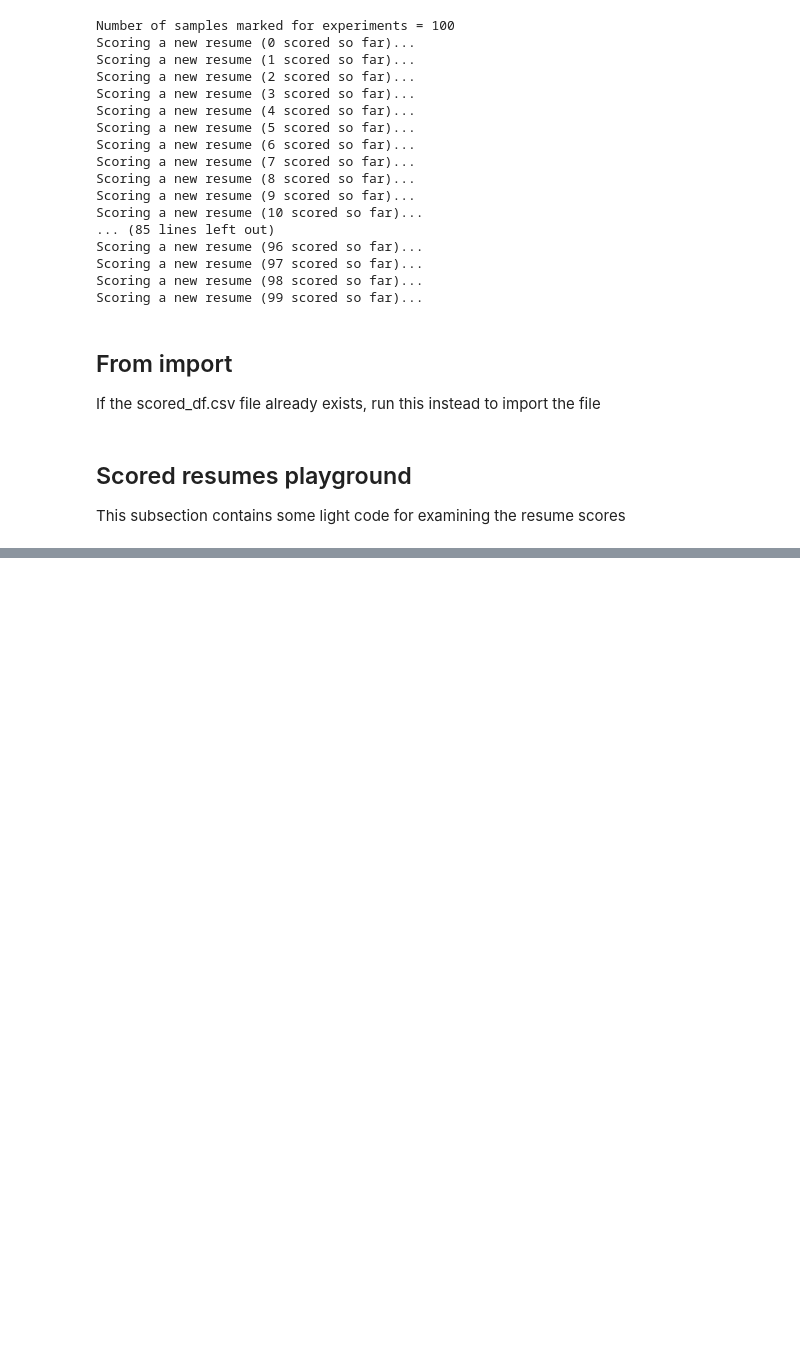
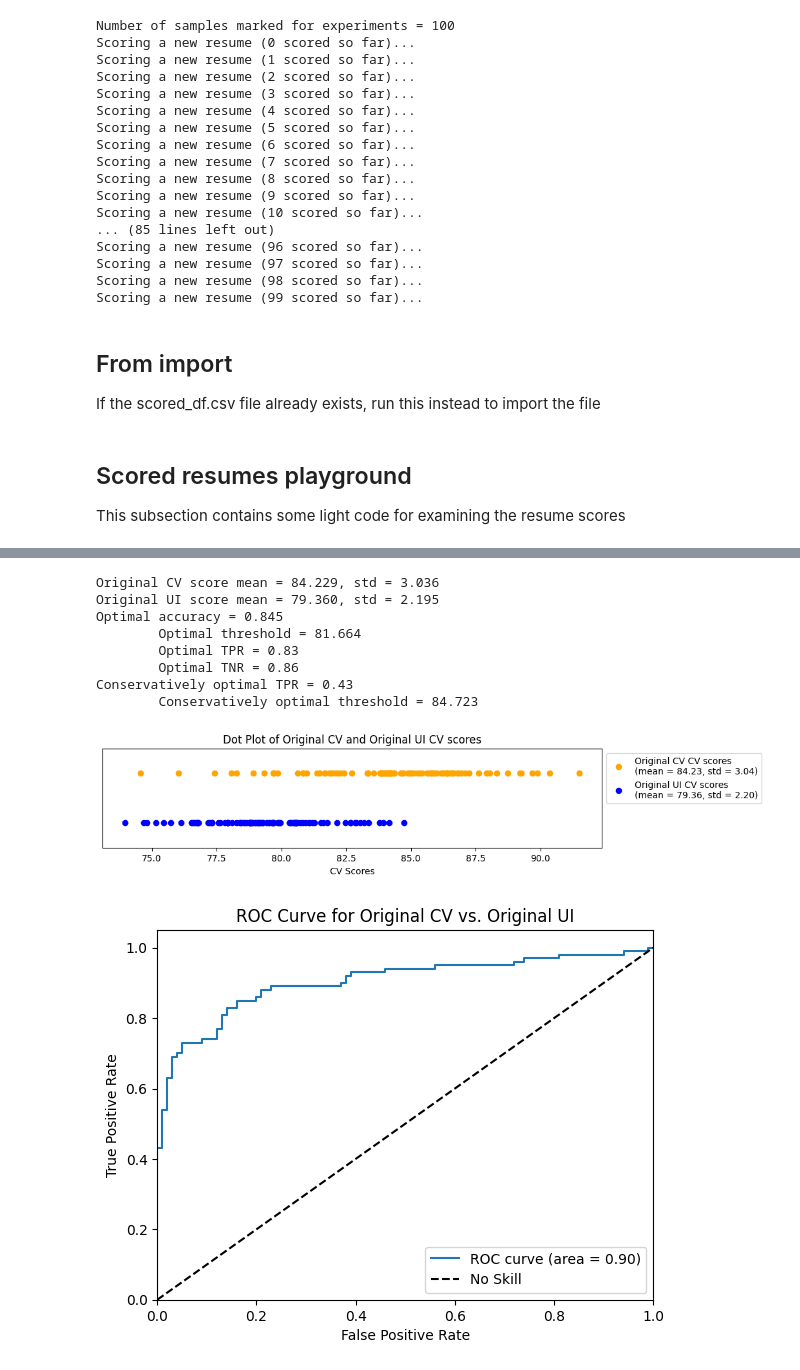
Before and after one commit to heyyjudes/llm-hiring-ecosystem, a Jupyter notebook: execution.ipynb, the cells around one changed output, grey strips where cells are left out. Drawn from its saved outputs; the diff is of its cells as text; code cells hidden in the pictures; blank space fills up the shorter version.

Commit message:
Cleaned score playground

```diff
--- a/execution.ipynb
+++ b/execution.ipynb
@@ -300,17 +305,17 @@ tailored_cv_scores.to_csv(TAILORED_CV_SCORES_OUTPUT_FILENAME)
 # %%
 # Import each type
 # Import the original positive CS scores from a file
-# ORIGINAL_POSITIVE_SCORES_INPUT_FILENAME = "data/100 original PM CV scores.csv"
-# ORIGINAL_NEGATIVE_SCORES_INPUT_FILENAME = "data/100 original UI CV scores.csv"
+ORIGINAL_POSITIVE_SCORES_INPUT_FILENAME = "data/100 original PM CV scores.csv"
+ORIGINAL_NEGATIVE_SCORES_INPUT_FILENAME = "data/100 original UI CV scores.csv"
 
-# original_positive_cv_scores: pd.Series = pd.read_csv(ORIGINAL_POSITIVE_SCORES_INPUT_FILENAME)["CV Score"]
-# original_negative_cv_scores: pd.Series = pd.read_csv(ORIGINAL_NEGATIVE_SCORES_INPUT_FILENAME)["CV Score"]
+original_positive_cv_scores: np.ndarray = pd.read_csv(ORIGINAL_POSITIVE_SCORES_INPUT_FILENAME)["CV Score"].values
+original_negative_cv_scores: np.ndarray = pd.read_csv(ORIGINAL_NEGATIVE_SCORES_INPUT_FILENAME)["CV Score"].values
 
-# tailored_positive_cv_scores = original_positive_cv_scores
-# tailored_negative_cv_scores = original_negative_cv_scores
+tailored_positive_cv_scores = original_positive_cv_scores
+tailored_negative_cv_scores = original_negative_cv_scores
 
-TAILORED_POSITIVE_SCORES_INPUT_FILENAME = "data/100 tailored PM CV scores.csv"
-TAILORED_NEGATIVE_SCORES_INPUT_FILENAME = "data/100 tailored UI CV scores.csv"
+# TAILORED_POSITIVE_SCORES_INPUT_FILENAME = "data/100 tailored PM CV scores.csv"
+# TAILORED_NEGATIVE_SCORES_INPUT_FILENAME = "data/100 tailored UI CV scores.csv"
 
-tailored_positive_cv_scores: pd.Series = pd.read_csv(TAILORED_POSITIVE_SCORES_INPUT_FILENAME)[f"{constants.TAILORED_CV_NAME} Score"]
-tailored_negative_cv_scores: pd.Series = pd.read_csv(TAILORED_NEGATIVE_SCORES_INPUT_FILENAME)[f"{constants.TAILORED_CV_NAME} Score"]
+# tailored_positive_cv_scores: pd.Series = pd.read_csv(TAILORED_POSITIVE_SCORES_INPUT_FILENAME)[f"{constants.TAILORED_CV_NAME} Score"]
+# tailored_negative_cv_scores: pd.Series = pd.read_csv(TAILORED_NEGATIVE_SCORES_INPUT_FILENAME)[f"{constants.TAILORED_CV_NAME} Score"]
@@ -535,0 +355,54 @@ Coefficient of determination: 0.07413114259025322
+# %%
+'''
+Print report
+'''
+positive_name: str = "Original CV"          # change me
+negative_name: str = "Original UI"          # change me
+
+print(f"{positive_name} score mean = {positive_mean:.3f}, std = {positive_std:.3f}")
+print(f"{negative_name} score mean = {negative_mean:.3f}, std = {negative_std:.3f}")
+
+print(f"Optimal accuracy = {optimal_accuracy}\n\tOptimal threshold = {optimal_threshold}\n\tOptimal TPR = {optimal_TPR}\n\tOptimal TNR = {optimal_TNR}")
+print(f"Conservatively optimal TPR = {conservatively_optimal_TPR}\n\tConservatively optimal threshold = {conservatively_optimal_threshold}")
+
+
+# Plot the distribution
+fig, ax = plt.subplots(figsize=(10, 2))                                                                                                     # Create a figure and axis
+positive_distribution_plot_label: str = f"{positive_name} CV scores\n(mean = {positive_mean:.2f}, std = {positive_std:.2f})"
+negative_distribution_plot_label: str = f"{negative_name} CV scores\n(mean = {negative_mean:.2f}, std = {negative_std:.2f})"
+ax.plot(tailored_positive_cv_scores, np.ones_like(tailored_positive_cv_scores), 'o', color='orange', label = positive_distribution_plot_label)  # Plot the positive scores
+ax.plot(tailored_negative_cv_scores, np.zeros_like(tailored_negative_cv_scores), 'o', color='blue', label = negative_distribution_plot_label)   # Plot the negative scores
+plt.ylim([-0.5, 1.5])
+ax.set_yticks([])                                                                                                                           # Set y-ticks to be hidden to make it look like a 1-dimensional plot
+ax.set_xlabel('CV Scores')
+ax.set_title(f'Dot Plot of {positive_name} and {negative_name} CV scores')
+
+plt.legend(bbox_to_anchor=(1, 1), loc='upper left')
+
+
+# ax.legend(loc='lower right')
+
+plt.show()
+
+# Plot the ROC curve
+plt.figure()
+plt.plot(FPRs, TPRs, label='ROC curve (area = %0.2f)' % roc_auc)
+plt.plot([0, 1], [0, 1], 'k--', label='No Skill')
+plt.xlim([0.0, 1.0])
+plt.ylim([0.0, 1.05])
+plt.xlabel('False Positive Rate')
+plt.ylabel('True Positive Rate')
+plt.title(f'ROC Curve for {positive_name} vs. {negative_name}')
+plt.legend()
+plt.show()
+# %% [output]
+Original CV score mean = 84.229, std = 3.036
+Original UI score mean = 79.360, std = 2.195
+Optimal accuracy = 0.845
+        Optimal threshold = 81.664
+        Optimal TPR = 0.83
+        Optimal TNR = 0.86
+Conservatively optimal TPR = 0.43
+        Conservatively optimal threshold = 84.723
+[figure, added]
+[figure, added]
```
Also changed, not shown: parts of 8 cells of this notebook.
